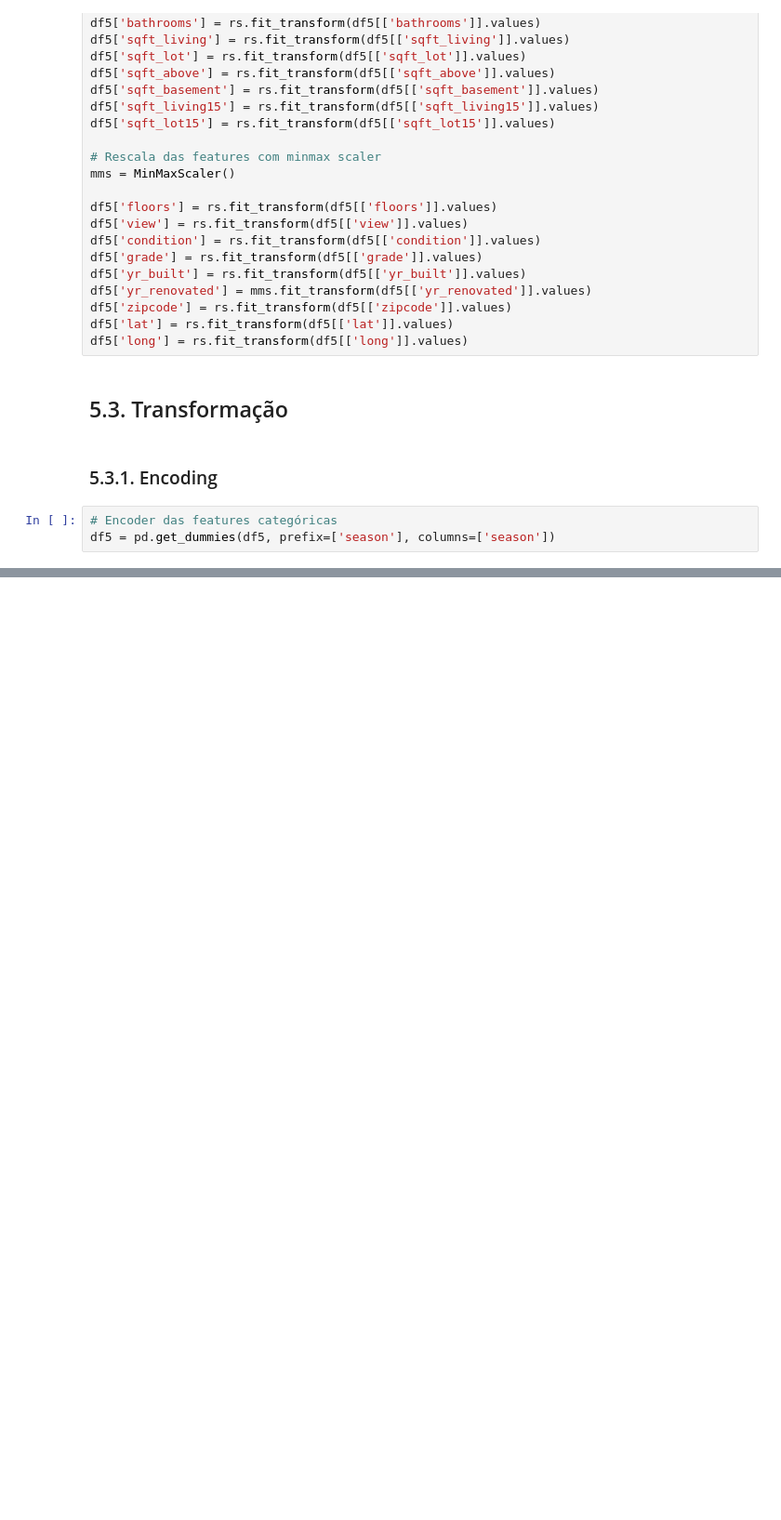
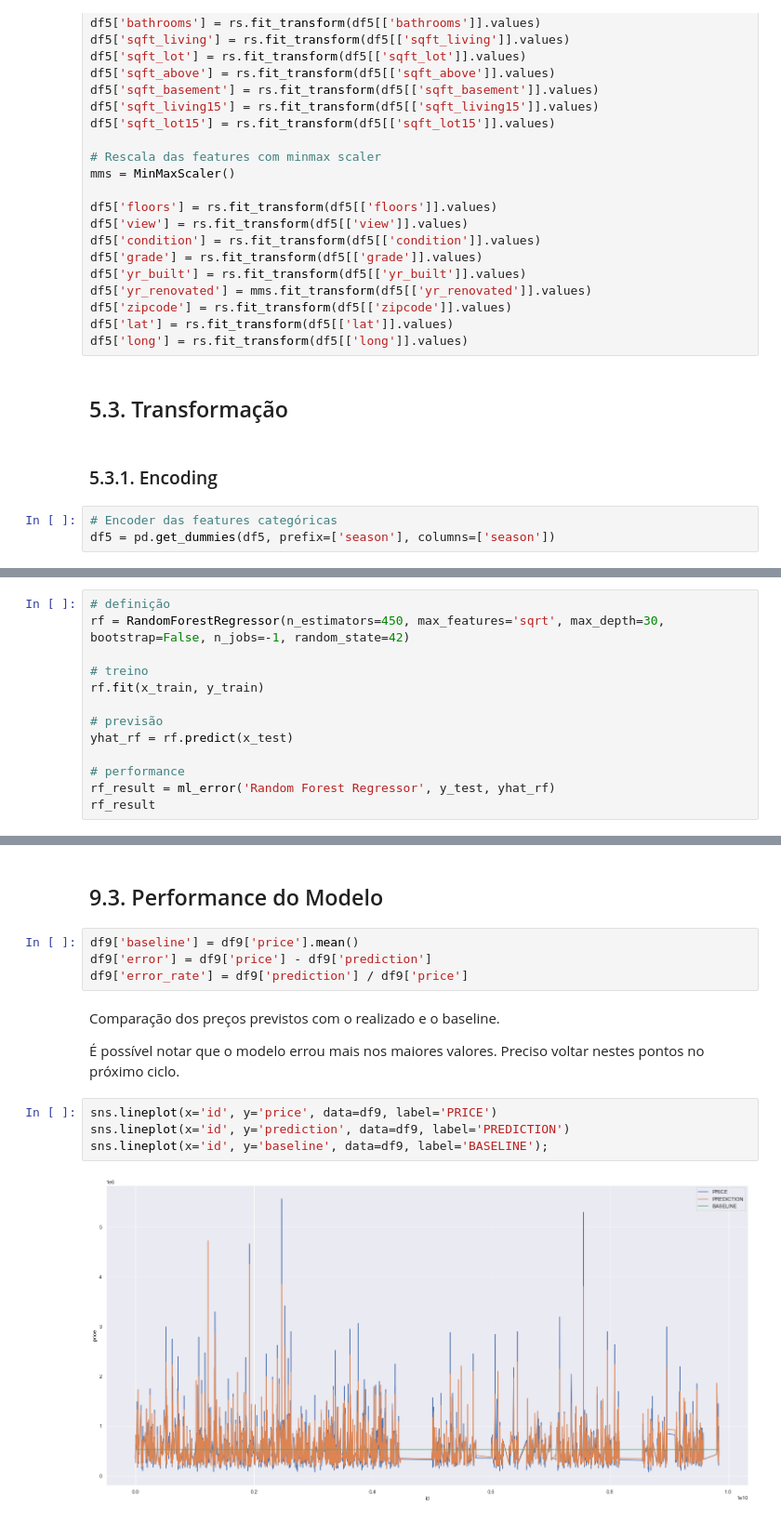
Before and after one commit to daSpinelli/house_rocket, a Jupyter notebook: notebooks/c1_das_modeling.ipynb, the cells around one changed output, grey strips where cells are left out. Shown at 93% size. Cells and saved outputs as stored; diff of their text form; blank space fills up the shorter version.

Commit message:
fim do ciclo 1

```diff
--- a/notebooks/c1_das_modeling.ipynb
+++ b/notebooks/c1_das_modeling.ipynb
@@ -761,0 +1113,13 @@ df5 = pd.get_dummies(df5, prefix=['season'], columns=['season'])
+# %%
+# definição
+rf = RandomForestRegressor(n_estimators=450, max_features='sqrt', max_depth=30, bootstrap=False, n_jobs=-1, random_state=42)
+
+# treino
+rf.fit(x_train, y_train)
+
+# previsão
+yhat_rf = rf.predict(x_test)
+
+# performance
+rf_result = ml_error('Random Forest Regressor', y_test, yhat_rf)
+rf_result
@@ -761,0 +1206,16 @@ df5 = pd.get_dummies(df5, prefix=['season'], columns=['season'])
+# %% [markdown]
+## 9.3. Performance do Modelo
+# %%
+df9['baseline'] = df9['price'].mean()
+df9['error'] = df9['price'] - df9['prediction']
+df9['error_rate'] = df9['prediction'] / df9['price']
+# %% [markdown]
+Comparação dos preços previstos com o realizado e o baseline.
+
+É possível notar que o modelo errou mais nos maiores valores. Preciso voltar nestes pontos no próximo ciclo.
+# %%
+sns.lineplot(x='id', y='price', data=df9, label='PRICE')
+sns.lineplot(x='id', y='prediction', data=df9, label='PREDICTION')
+sns.lineplot(x='id', y='baseline', data=df9, label='BASELINE');
+# %% [output]
+[figure, added]
```
Also changed, not shown: parts of 77 cells of this notebook.
